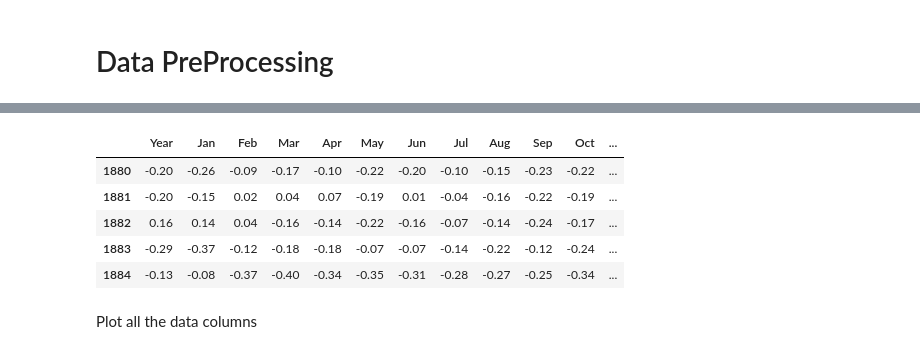
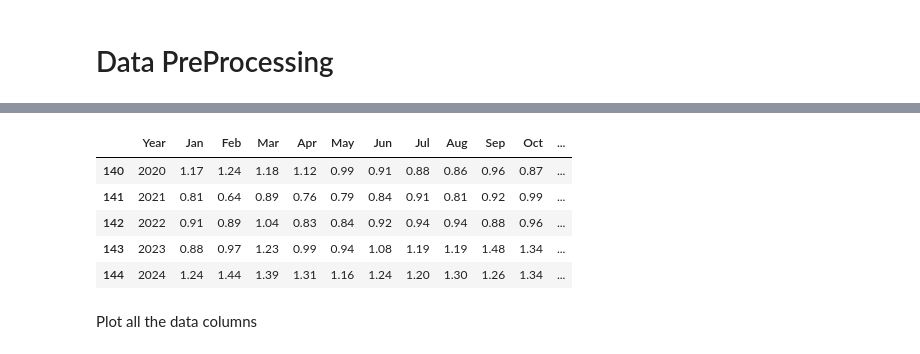
Before and after one commit to VedVishvam/ClimateChangePredictionProject, a Jupyter notebook: main.ipynb, the cells around one changed output, grey strips where cells are left out. Saved outputs shown, nothing was run; the diff lists cells and outputs as text; code cells hidden in the pictures.

```diff
--- a/main.ipynb
+++ b/main.ipynb
@@ -23,13 +13,15 @@ df.head()                       # Show just the head of the data.csv
 # %%
-df = df.drop(['J-D', 'D-N', 'DJF', 'MAM', 'JJA'], axis=1)    # Drop all the unused columns.
-df.head()                                                    # Show just the head of the data.csv
+df = pd.read_csv('data2.csv')    # Load the data.csv
+df = df.drop(["J-D", "D-N", "DJF", "MAM", "JJA", "SON"], axis=1)
+df = df.fillna(method='ffill')
+df.tail()
 # %% [output]
 |  | Year | Jan | Feb | Mar | Apr | May | Jun | Jul | Aug | Sep | Oct | ... |
-| 1880 | -0.20 | -0.26 | -0.09 | -0.17 | -0.10 | -0.22 | -0.20 | -0.10 | -0.15 | -0.23 | -0.22 | ... |
-| 1881 | -0.20 | -0.15 | 0.02 | 0.04 | 0.07 | -0.19 | 0.01 | -0.04 | -0.16 | -0.22 | -0.19 | ... |
-| 1882 | 0.16 | 0.14 | 0.04 | -0.16 | -0.14 | -0.22 | -0.16 | -0.07 | -0.14 | -0.24 | -0.17 | ... |
-| 1883 | -0.29 | -0.37 | -0.12 | -0.18 | -0.18 | -0.07 | -0.07 | -0.14 | -0.22 | -0.12 | -0.24 | ... |
-| 1884 | -0.13 | -0.08 | -0.37 | -0.40 | -0.34 | -0.35 | -0.31 | -0.28 | -0.27 | -0.25 | -0.34 | ... |
+| 140 | 2020 | 1.17 | 1.24 | 1.18 | 1.12 | 0.99 | 0.91 | 0.88 | 0.86 | 0.96 | 0.87 | ... |
+| 141 | 2021 | 0.81 | 0.64 | 0.89 | 0.76 | 0.79 | 0.84 | 0.91 | 0.81 | 0.92 | 0.99 | ... |
+| 142 | 2022 | 0.91 | 0.89 | 1.04 | 0.83 | 0.84 | 0.92 | 0.94 | 0.94 | 0.88 | 0.96 | ... |
+| 143 | 2023 | 0.88 | 0.97 | 1.23 | 0.99 | 0.94 | 1.08 | 1.19 | 1.19 | 1.48 | 1.34 | ... |
+| 144 | 2024 | 1.24 | 1.44 | 1.39 | 1.31 | 1.16 | 1.24 | 1.20 | 1.30 | 1.26 | 1.34 | ... |
 # %% [markdown]
 Plot all the data columns
 # %%
```
Also changed, not shown: parts of 10 cells of this notebook, 13 other files.
